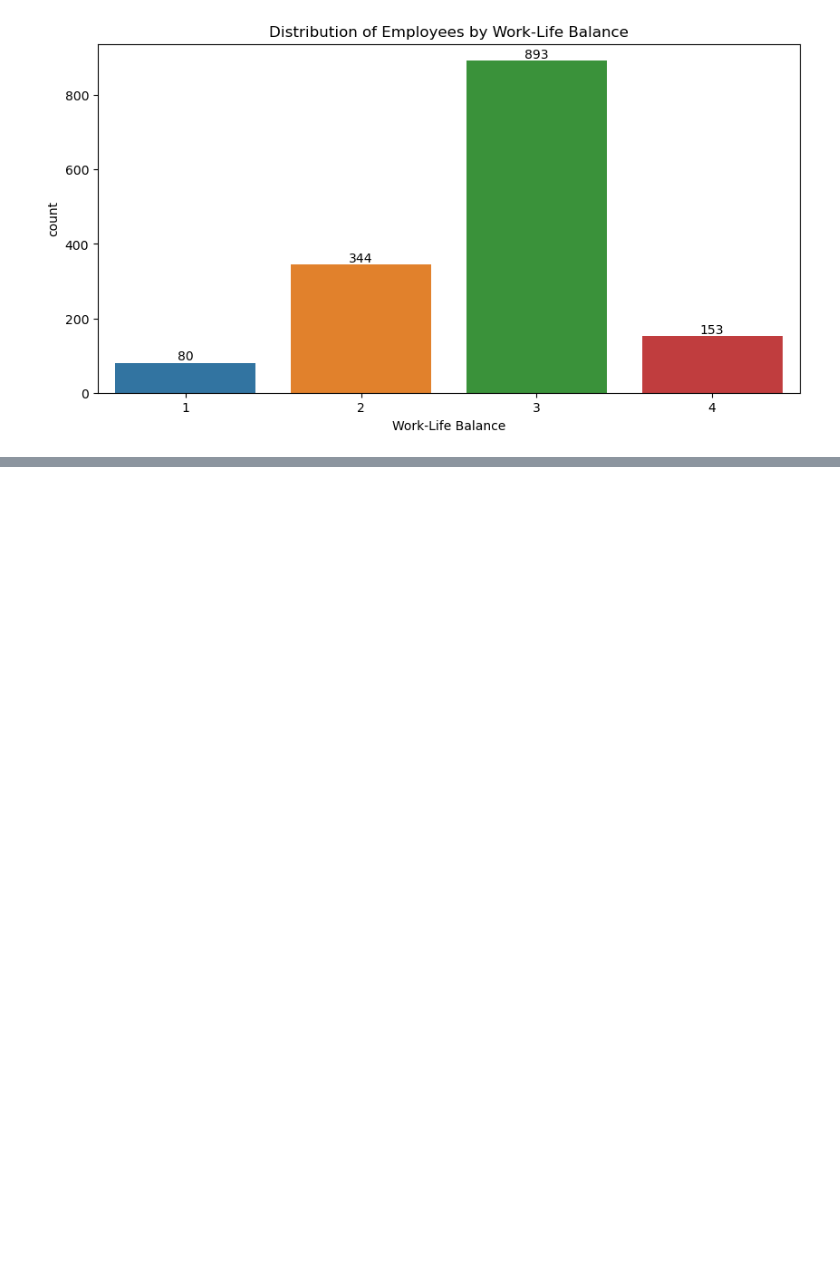
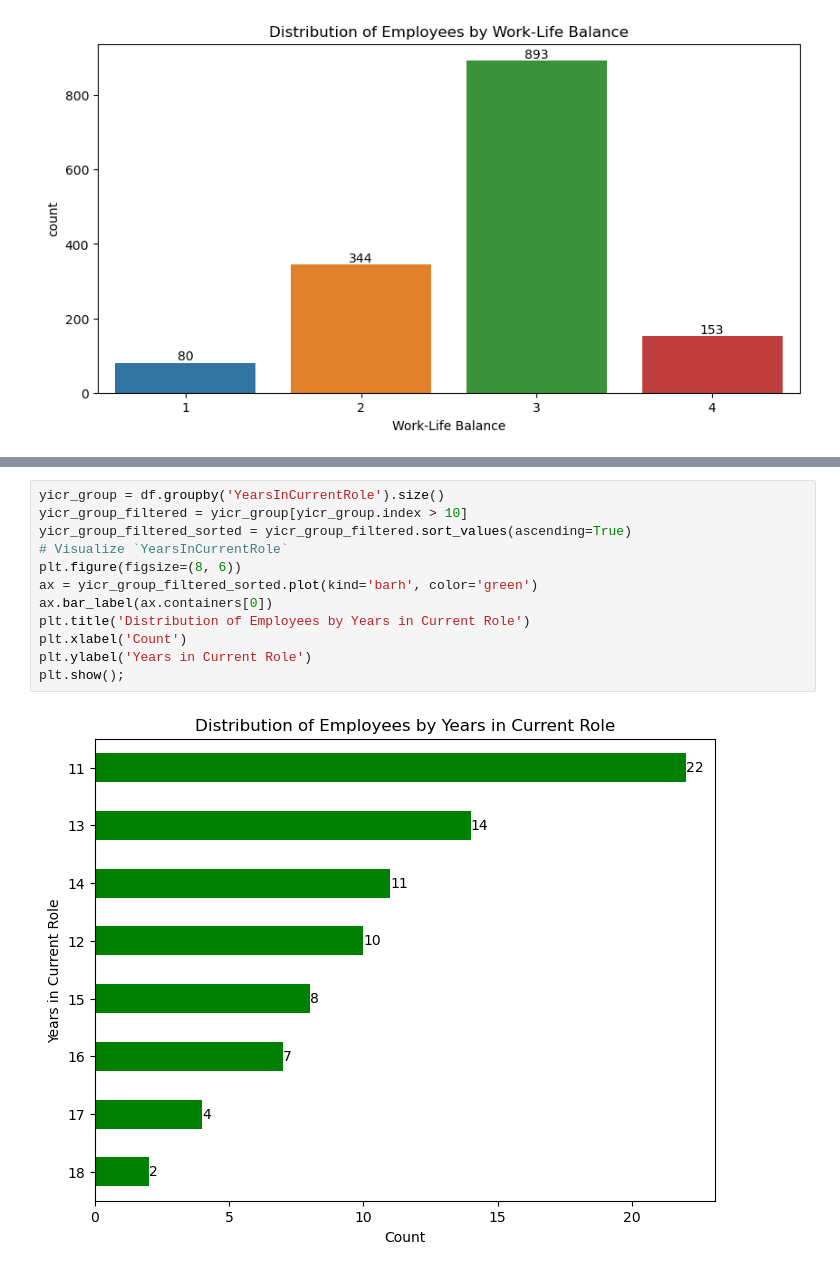
Before and after one commit to chemutai254/PBI_ML, a Jupyter notebook: Employee_Attrition/HR_Employee_Attrition.ipynb, the cells around one changed output, grey strips where cells are left out. Drawn from its saved outputs; the diff is of its cells as text; blank space fills up the shorter version.

```diff
--- a/Employee_Attrition/HR_Employee_Attrition.ipynb
+++ b/Employee_Attrition/HR_Employee_Attrition.ipynb
@@ -370,0 +372,14 @@ AttributeError: Rectangle.set() got an unexpected keyword argument 'ascending'
+# %%
+yicr_group = df.groupby('YearsInCurrentRole').size()
+yicr_group_filtered = yicr_group[yicr_group.index > 10]
+yicr_group_filtered_sorted = yicr_group_filtered.sort_values(ascending=True)
+# Visualize `YearsInCurrentRole`
+plt.figure(figsize=(8, 6))
+ax = yicr_group_filtered_sorted.plot(kind='barh', color='green')
+ax.bar_label(ax.containers[0])
+plt.title('Distribution of Employees by Years in Current Role')
+plt.xlabel('Count')
+plt.ylabel('Years in Current Role')
+plt.show();
+# %% [output]
+[figure, added]
```
Also changed, not shown: parts of 22 cells of this notebook.
